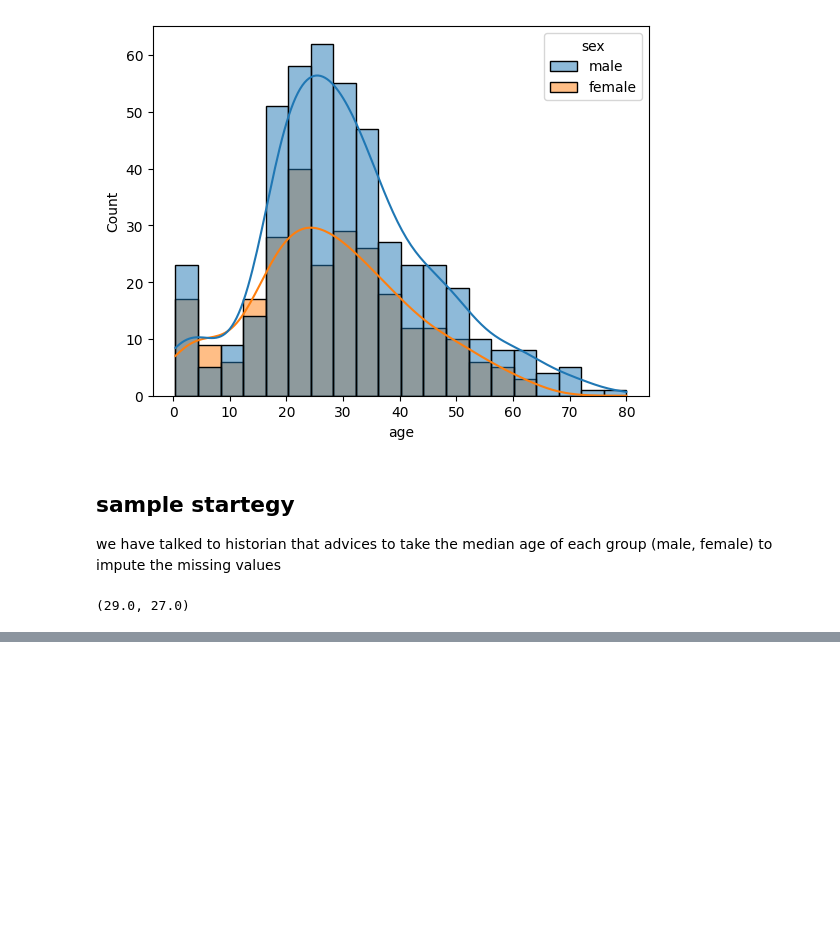
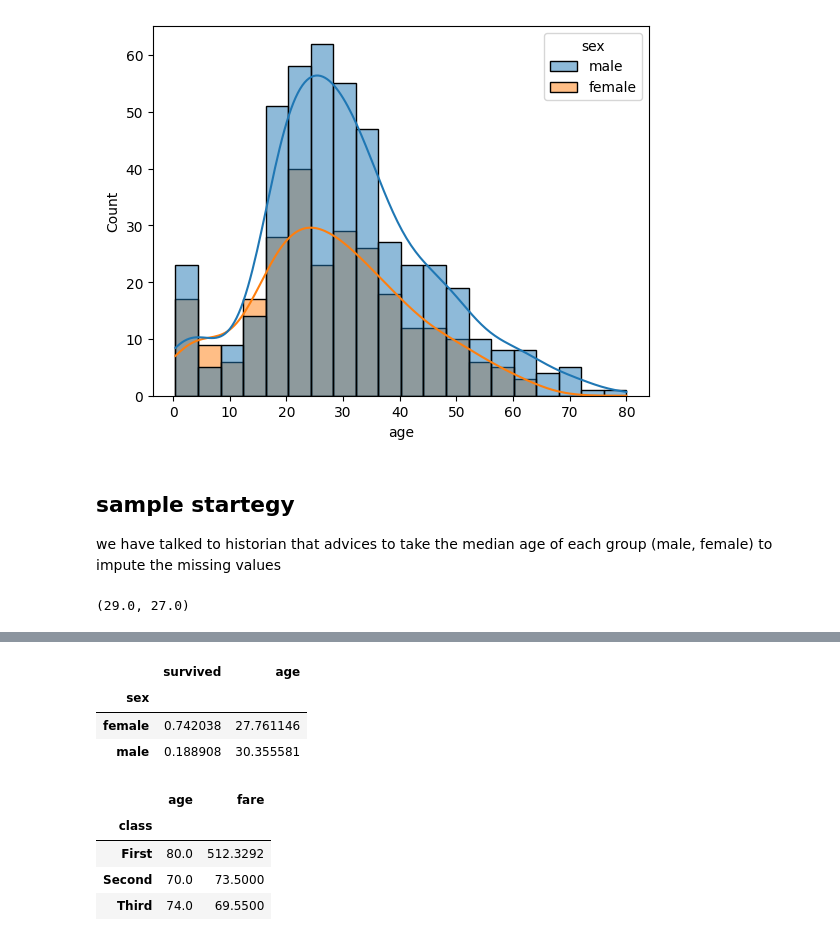
Before and after one commit to danlundh67/Python-Dan-Lund-OPA23, a Jupyter notebook: code_along/L7_pandas_missingdata.ipynb, the cells around one changed output, grey strips where cells are left out. Cells and saved outputs as stored; diff of their text form; code cells hidden in the pictures; blank space fills up the shorter version.

```diff
--- a/code_along/L7_pandas_missingdata.ipynb
+++ b/code_along/L7_pandas_missingdata.ipynb
@@ -213,0 +238,16 @@ median_male_age, median_female_age
+# %%
+survivors=titanic.groupby("sex")[["survived","age"]].mean()
+survivors
+# %% [output]
+|  | survived | age |
+| sex |  |  |
+| female | 0.742038 | 27.761146 |
+| male | 0.188908 | 30.355581 |
+# %%
+titanic.groupby("class")[["age","fare"]].max()
+# %% [output]
+|  | age | fare |
+| class |  |  |
+| First | 80.0 | 512.3292 |
+| Second | 70.0 | 73.5000 |
+| Third | 74.0 | 69.5500 |
```
Also changed, not shown: parts of 7 cells of this notebook.
